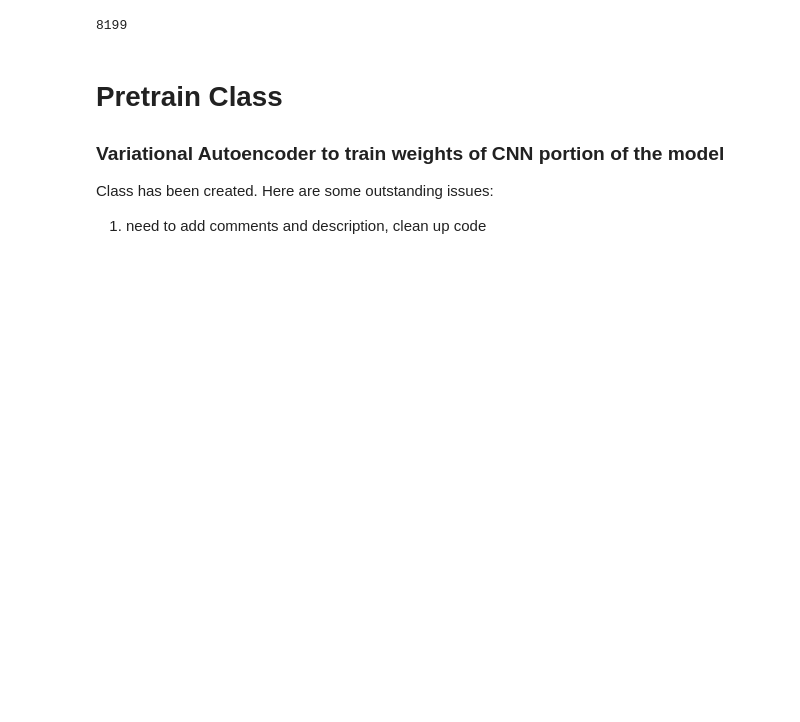
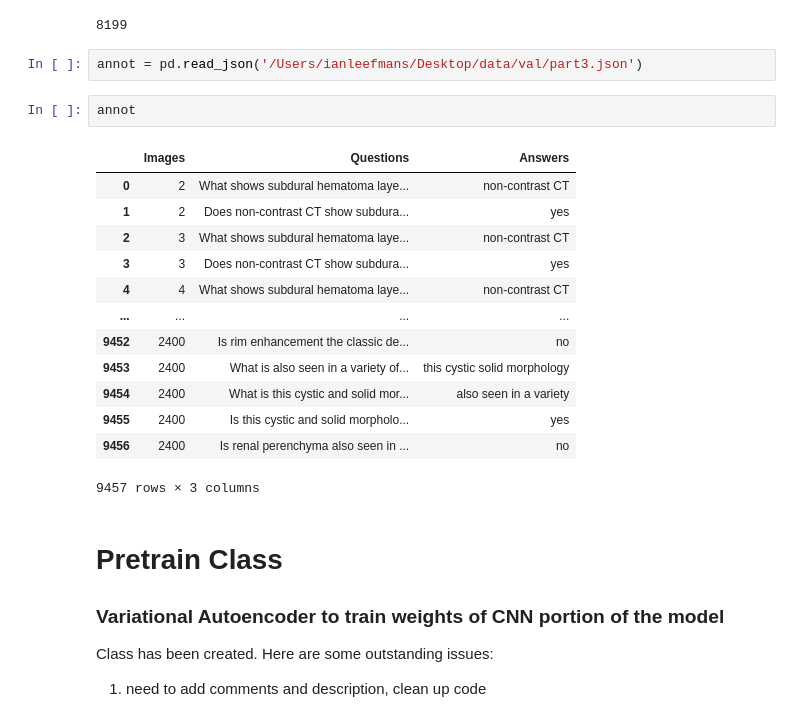
Before and after one commit to ileefmans/Pathology-Visual-Question-Answering, a Jupyter notebook: data-exploration.ipynb, the cells around one changed output. Saved outputs shown, nothing was run; the diff lists cells and outputs as text; blank space fills up the shorter version.

```diff
--- a/data-exploration.ipynb
+++ b/data-exploration.ipynb
@@ -151,6 +151,24 @@ tensor([[[[0., 0., 0.,  ..., 0., 0., 0.],
 len(trainset)
 # %% [output]
 8199
+# %%
+annot = pd.read_json('/Users/ianleefmans/Desktop/data/val/part3.json')
+# %%
+annot
+# %% [output]
+|  | Images | Questions | Answers |
+| 0 | 2 | What shows subdural hematoma laye... | non-contrast CT |
+| 1 | 2 | Does non-contrast CT show subdura... | yes |
+| 2 | 3 | What shows subdural hematoma laye... | non-contrast CT |
+| 3 | 3 | Does non-contrast CT show subdura... | yes |
+| 4 | 4 | What shows subdural hematoma laye... | non-contrast CT |
+| ... | ... | ... | ... |
+| 9452 | 2400 | Is rim enhancement the classic de... | no |
+| 9453 | 2400 | What is also seen in a variety of... | this cystic solid morphology |
+| 9454 | 2400 | What is this cystic and solid mor... | also seen in a variety |
+| 9455 | 2400 | Is this cystic and solid morpholo... | yes |
+| 9456 | 2400 | Is renal perenchyma also seen in ... | no |
+9457 rows × 3 columns
 # %% [markdown]
 # Pretrain Class
 ### Variational Autoencoder to train weights of CNN portion of the model
```
Also changed, not shown: 1 other file.
